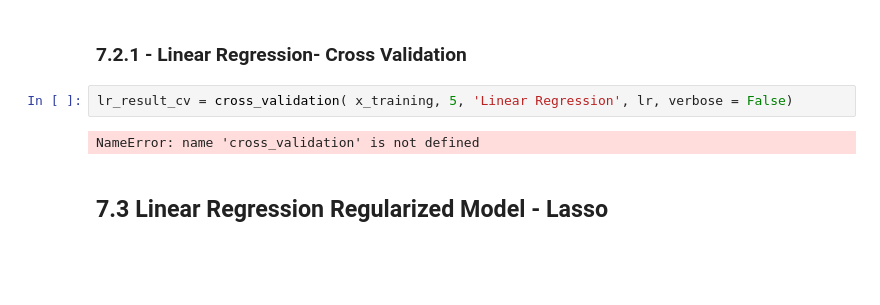
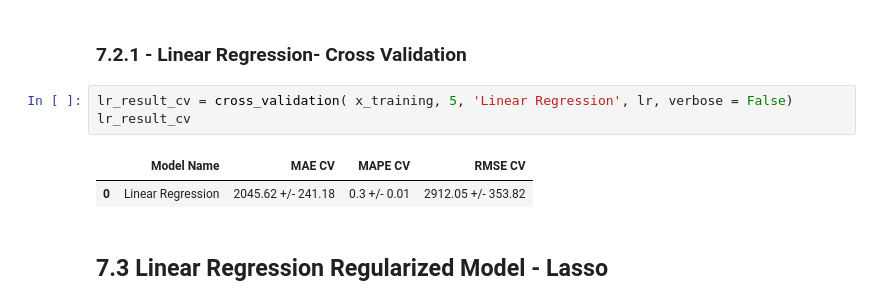
Before and after one commit to fusaa/rossmann, a Jupyter notebook: 3 - project - exploratory data analysis-Copy1.ipynb, the cells around one changed output. Drawn from its saved outputs; the diff is of its cells as text; blank space fills up the shorter version.

```diff
--- a/3 - project - exploratory data analysis-Copy1.ipynb
+++ b/3 - project - exploratory data analysis-Copy1.ipynb
@@ -869,8 +916,10 @@ print(lr_result)
 ### 7.2.1 - Linear Regression- Cross Validation
 # %%
 lr_result_cv = cross_validation( x_training, 5, 'Linear Regression', lr, verbose = False)
+lr_result_cv
 # %% [output]
-NameError: name 'cross_validation' is not defined
+|  | Model Name | MAE CV | MAPE CV | RMSE CV |
+| 0 | Linear Regression | 2045.62 +/- 241.18 | 0.3 +/- 0.01 | 2912.05 +/- 353.82 |
 # %% [markdown]
 ## 7.3 Linear Regression Regularized Model - Lasso
 # %%
```
Also changed, not shown: parts of 13 cells of this notebook.
